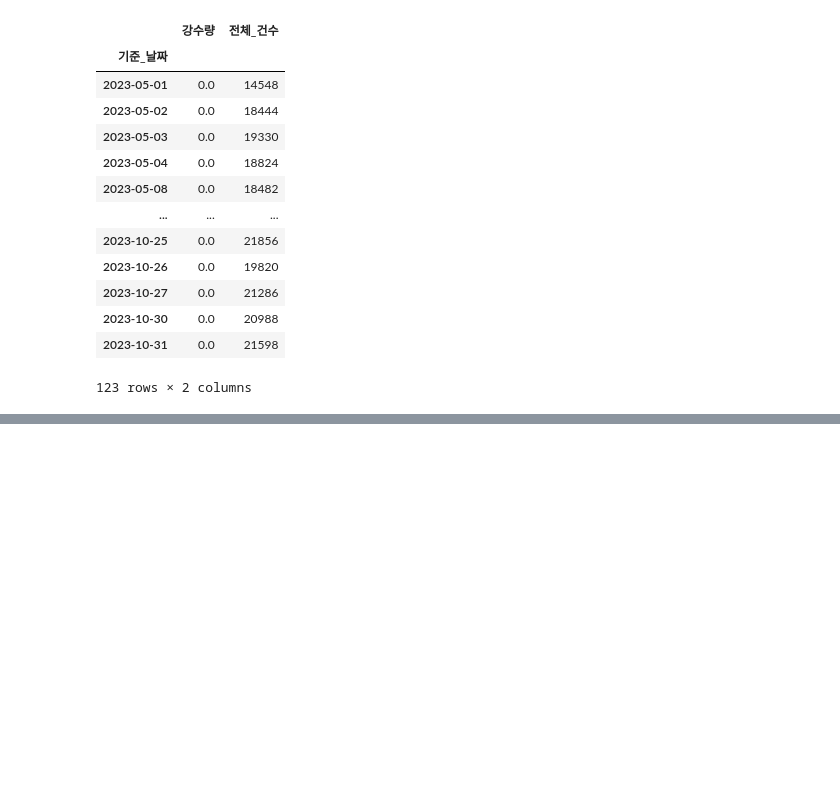
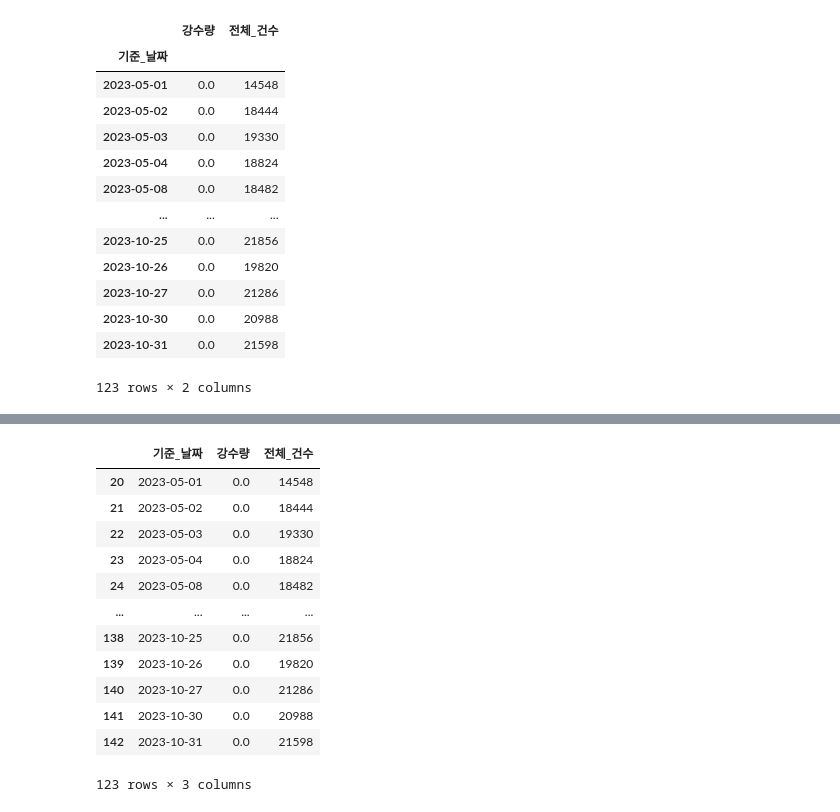
Before and after one commit to minseokpark6/SemiProject_Group3, a Jupyter notebook: Code/choiinwoo/20240506_자료.ipynb, the cells around one changed output, grey strips where cells are left out. Cells and saved outputs as stored; diff of their text form; code cells hidden in the pictures; blank space fills up the shorter version.

```diff
--- a/Code/choiinwoo/20240506_자료.ipynb
+++ b/Code/choiinwoo/20240506_자료.ipynb
@@ -336,0 +401,16 @@ KeyError: '기준_날짜'
+# %%
+기상청_분석_01
+# %% [output]
+|  | 기준_날짜 | 강수량 | 전체_건수 |
+| 20 | 2023-05-01 | 0.0 | 14548 |
+| 21 | 2023-05-02 | 0.0 | 18444 |
+| 22 | 2023-05-03 | 0.0 | 19330 |
+| 23 | 2023-05-04 | 0.0 | 18824 |
+| 24 | 2023-05-08 | 0.0 | 18482 |
+| ... | ... | ... | ... |
+| 138 | 2023-10-25 | 0.0 | 21856 |
+| 139 | 2023-10-26 | 0.0 | 19820 |
+| 140 | 2023-10-27 | 0.0 | 21286 |
+| 141 | 2023-10-30 | 0.0 | 20988 |
+| 142 | 2023-10-31 | 0.0 | 21598 |
+123 rows × 3 columns
```
Also changed, not shown: parts of 6 cells of this notebook.
